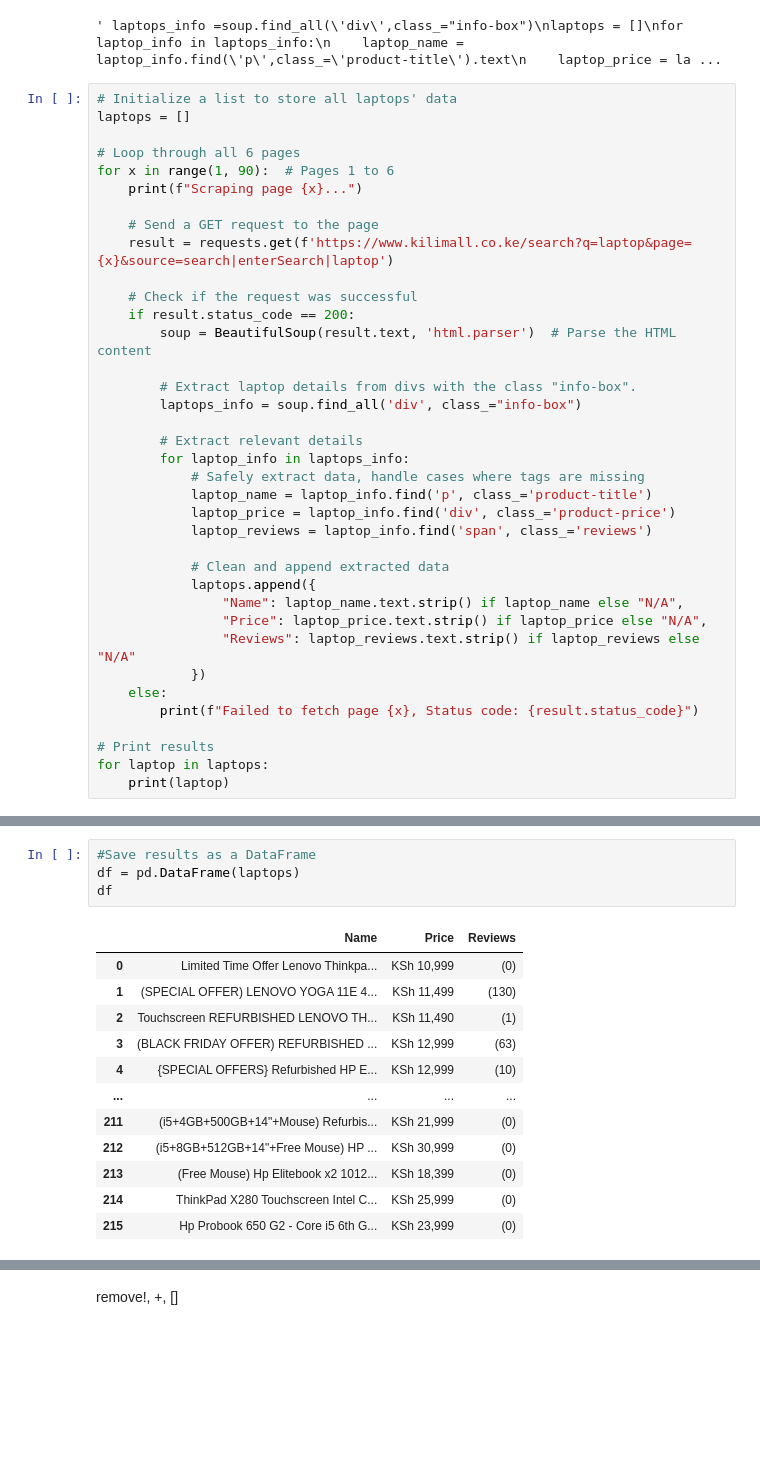
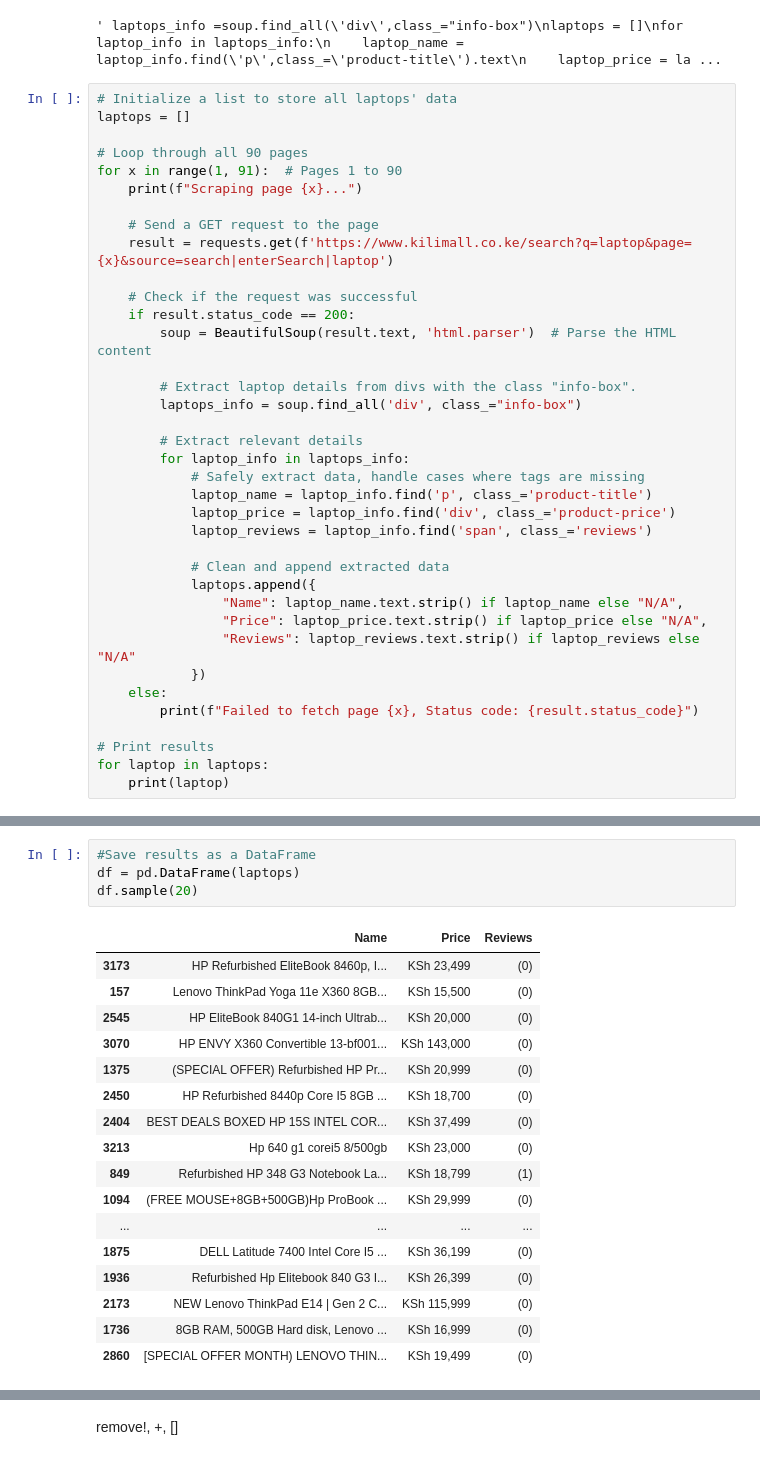
Before and after one commit to HannahMwende/E-commerce-products-analysis, a Jupyter notebook: Scraping_laptops.ipynb, the cells around one changed output, grey strips where cells are left out. Cells and saved outputs as stored; diff of their text form; blank space fills up the shorter version.

```diff
--- a/Scraping_laptops.ipynb
+++ b/Scraping_laptops.ipynb
@@ -30,8 +31,8 @@ laptops """
 # Initialize a list to store all laptops' data
 laptops = []
 
-# Loop through all 6 pages
-for x in range(1, 90):  # Pages 1 to 6
+# Loop through all 90 pages
+for x in range(1, 91):  # Pages 1 to 90
     print(f"Scraping page {x}...")
 
     # Send a GET request to the page
@@ -84,17 +85,22 @@ Scraping page 6...
 # %%
 #Save results as a DataFrame
 df = pd.DataFrame(laptops)
-df
+df.sample(20)
 # %% [output]
 |  | Name | Price | Reviews |
-| 0 | Limited Time Offer Lenovo Thinkpa... | KSh 10,999 | (0) |
-| 1 | (SPECIAL OFFER) LENOVO YOGA 11E 4... | KSh 11,499 | (130) |
-| 2 | Touchscreen REFURBISHED LENOVO TH... | KSh 11,490 | (1) |
-| 3 | (BLACK FRIDAY OFFER) REFURBISHED ... | KSh 12,999 | (63) |
-| 4 | {SPECIAL OFFERS} Refurbished HP E... | KSh 12,999 | (10) |
+| 3173 | HP Refurbished EliteBook 8460p, I... | KSh 23,499 | (0) |
+| 157 | Lenovo ThinkPad Yoga 11e X360 8GB... | KSh 15,500 | (0) |
+| 2545 | HP EliteBook 840G1 14-inch Ultrab... | KSh 20,000 | (0) |
+| 3070 | HP ENVY X360 Convertible 13-bf001... | KSh 143,000 | (0) |
+| 1375 | (SPECIAL OFFER) Refurbished HP Pr... | KSh 20,999 | (0) |
+| 2450 | HP Refurbished 8440p Core I5 8GB ... | KSh 18,700 | (0) |
+| 2404 | BEST DEALS BOXED HP 15S INTEL COR... | KSh 37,499 | (0) |
+| 3213 | Hp 640 g1 corei5 8/500gb | KSh 23,000 | (0) |
+| 849 | Refurbished HP 348 G3 Notebook La... | KSh 18,799 | (1) |
+| 1094 | (FREE MOUSE+8GB+500GB)Hp ProBook ... | KSh 29,999 | (0) |
 | ... | ... | ... | ... |
-| 211 | (i5+4GB+500GB+14"+Mouse) Refurbis... | KSh 21,999 | (0) |
-| 212 | (i5+8GB+512GB+14"+Free Mouse) HP ... | KSh 30,999 | (0) |
-| 213 | (Free Mouse) Hp Elitebook x2 1012... | KSh 18,399 | (0) |
-| 214 | ThinkPad X280 Touchscreen Intel C... | KSh 25,999 | (0) |
-| 215 | Hp Probook 650 G2 - Core i5 6th G... | KSh 23,999 | (0) |
+| 1875 | DELL Latitude 7400 Intel Core I5 ... | KSh 36,199 | (0) |
+| 1936 | Refurbished Hp Elitebook 840 G3 I... | KSh 26,399 | (0) |
+| 2173 | NEW Lenovo ThinkPad E14 | Gen 2 C... | KSh 115,999 | (0) |
+| 1736 | 8GB RAM, 500GB Hard disk, Lenovo ... | KSh 16,999 | (0) |
+| 2860 | [SPECIAL OFFER MONTH) LENOVO THIN... | KSh 19,499 | (0) |
```
Also changed, not shown: parts of 11 cells of this notebook, 1 other file.
